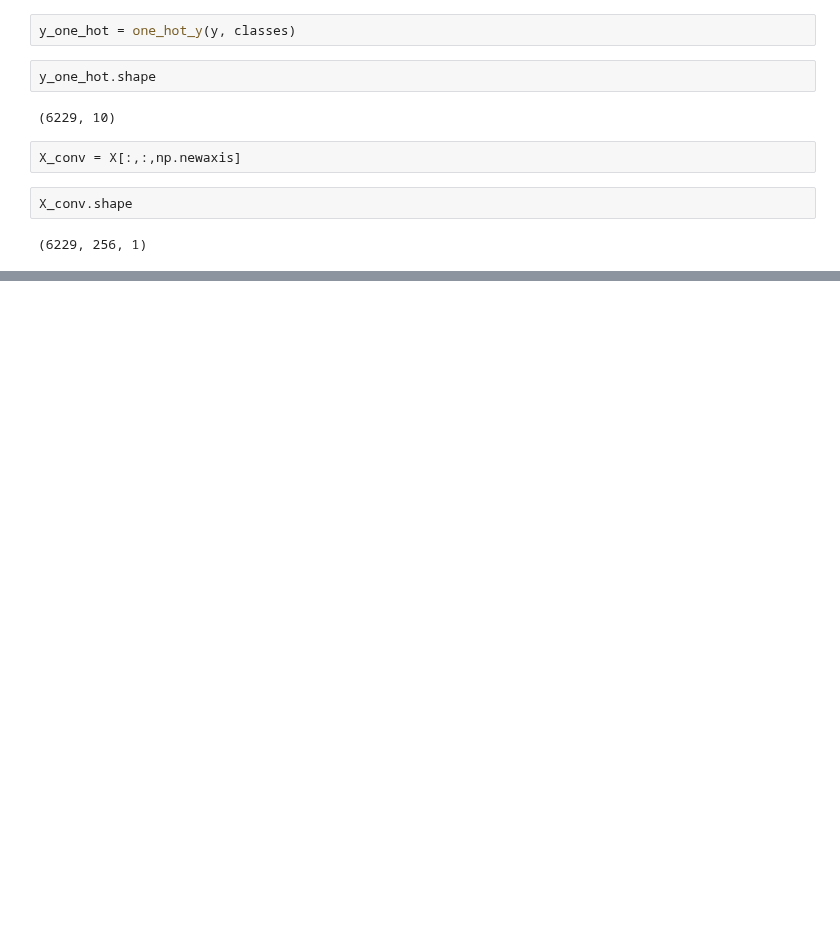
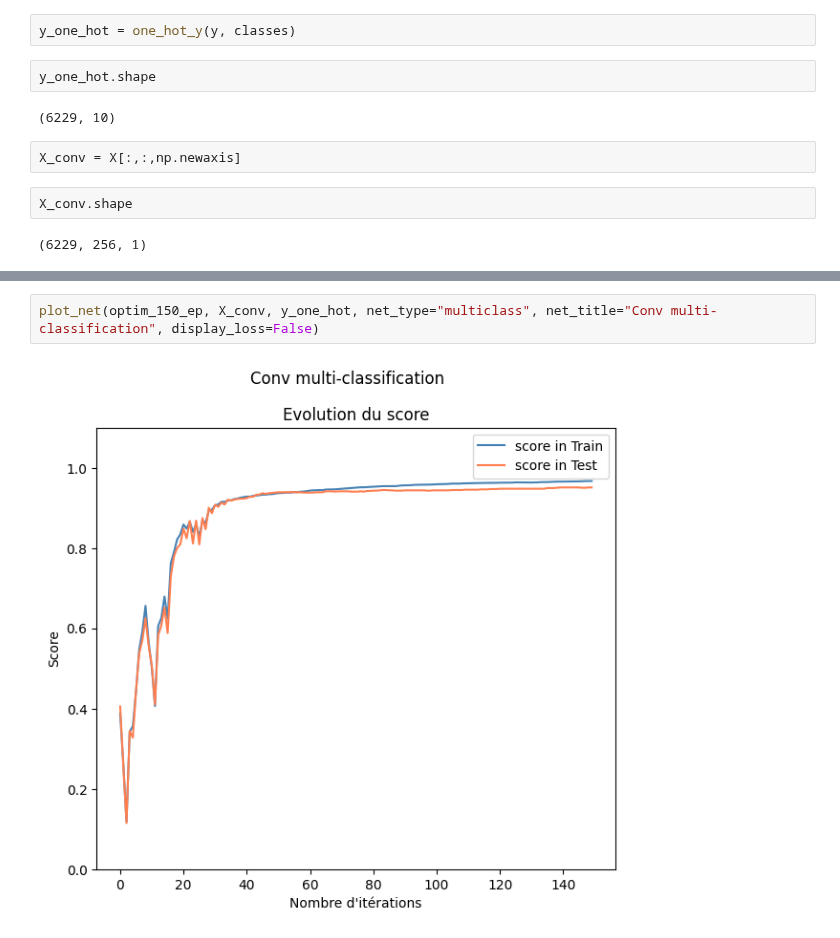
Before and after one commit to Amayas29/neural-networks, a Jupyter notebook: experimentations/convolution.ipynb, the cells around one changed output, grey strips where cells are left out. Drawn from its saved outputs; the diff is of its cells as text; blank space fills up the shorter version.

```diff
--- a/experimentations/convolution.ipynb
+++ b/experimentations/convolution.ipynb
@@ -73,0 +98,4 @@ plot_net(optim_eps, X_conv, y_one_hot, net_type="multiclass", net_title="Conv mu
+# %%
+plot_net(optim_150_ep, X_conv, y_one_hot, net_type="multiclass", net_title="Conv multi-classification", display_loss=False)
+# %% [output]
+[figure, added]
```
Also changed, not shown: parts of 5 cells of this notebook.
